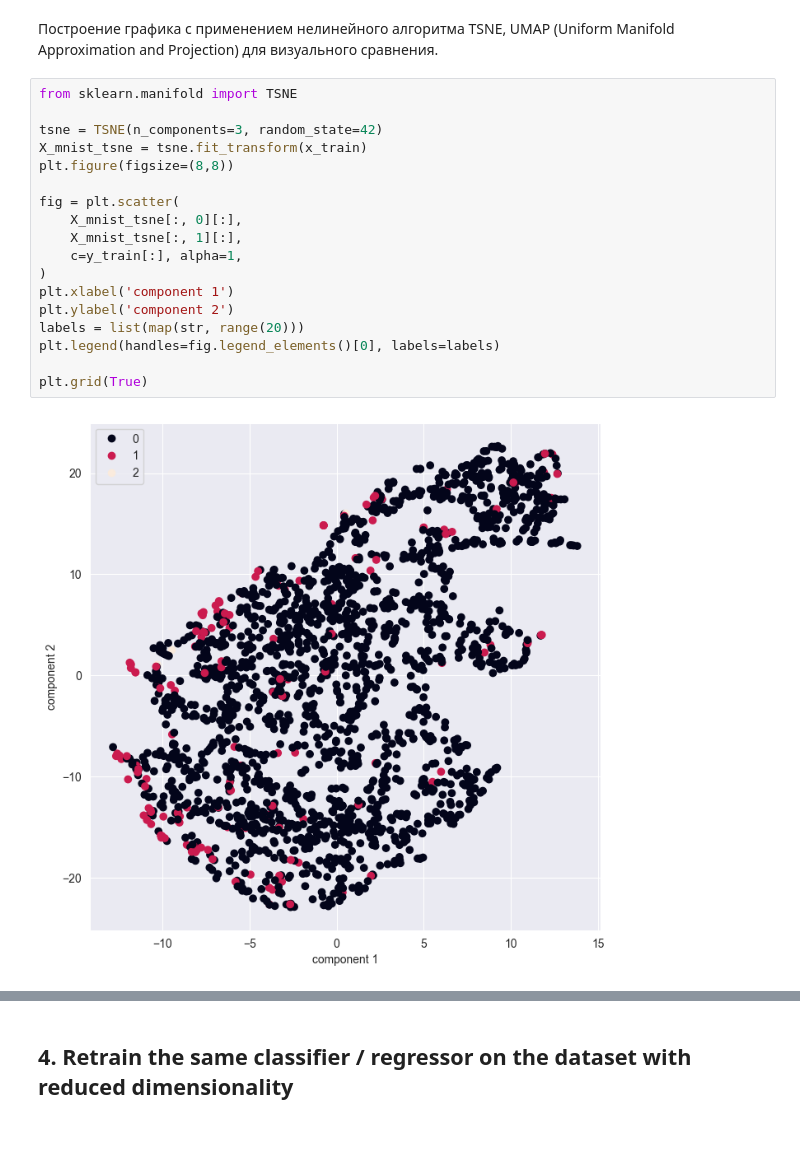
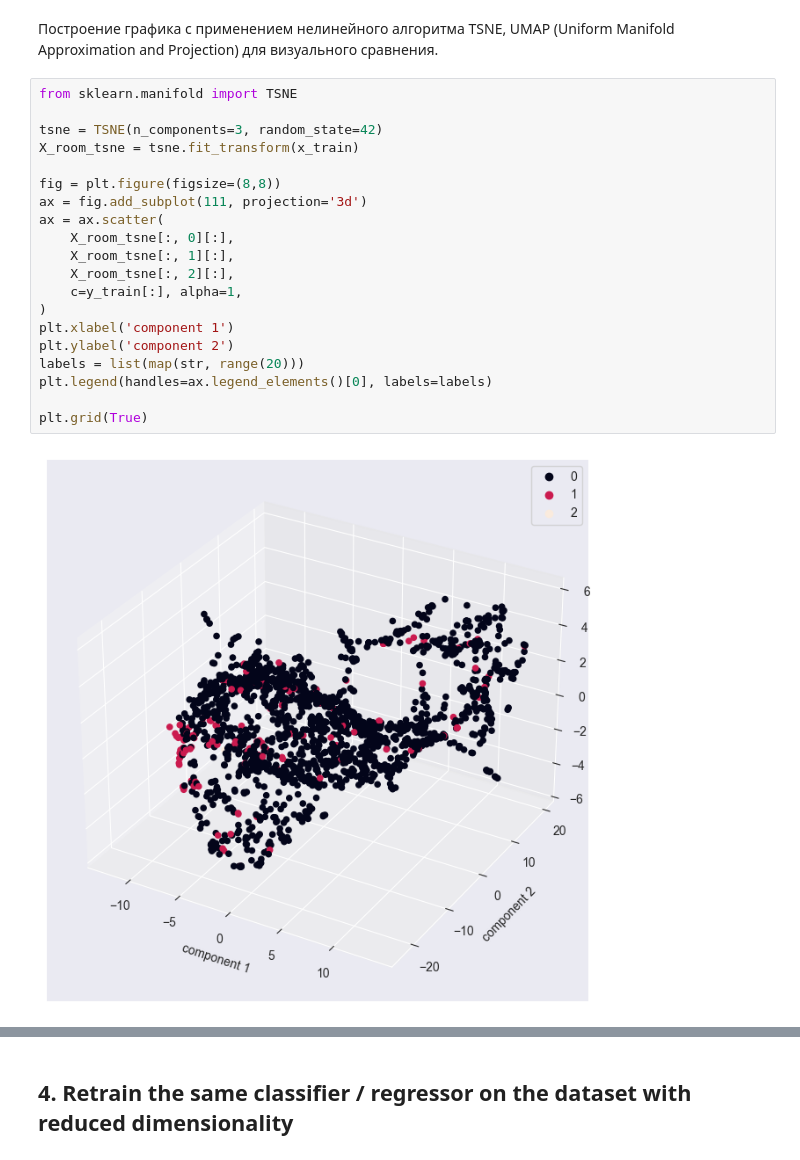
Before and after one commit to decNewbis/H_Python_ML, a Jupyter notebook: HW_8_N/HW_8_PCA.ipynb, the cells around one changed output, grey strips where cells are left out. Cells and saved outputs as stored; diff of their text form.

Commit message:
[refactor] HW_6 PCA Plot 3D t-SNE, UMAP

```diff
--- a/HW_8_N/HW_8_PCA.ipynb
+++ b/HW_8_N/HW_8_PCA.ipynb
@@ -240,23 +240,25 @@ plt.grid(True)
 # %%
 from sklearn.manifold import TSNE
 
 tsne = TSNE(n_components=3, random_state=42)
-X_mnist_tsne = tsne.fit_transform(x_train)
-plt.figure(figsize=(8,8))
+X_room_tsne = tsne.fit_transform(x_train)
 
-fig = plt.scatter(
-    X_mnist_tsne[:, 0][:],
-    X_mnist_tsne[:, 1][:],
+fig = plt.figure(figsize=(8,8))
+ax = fig.add_subplot(111, projection='3d')
+ax = ax.scatter(
+    X_room_tsne[:, 0][:],
+    X_room_tsne[:, 1][:],
+    X_room_tsne[:, 2][:],
     c=y_train[:], alpha=1,
 )
 plt.xlabel('component 1')
 plt.ylabel('component 2')
 labels = list(map(str, range(20)))
-plt.legend(handles=fig.legend_elements()[0], labels=labels)
+plt.legend(handles=ax.legend_elements()[0], labels=labels)
 
 plt.grid(True)
 # %% [output]
-[figure, old version]
+[figure, new version]
 # %%
 from umap import UMAP
 
```
Also changed, not shown: parts of 14 cells of this notebook.
